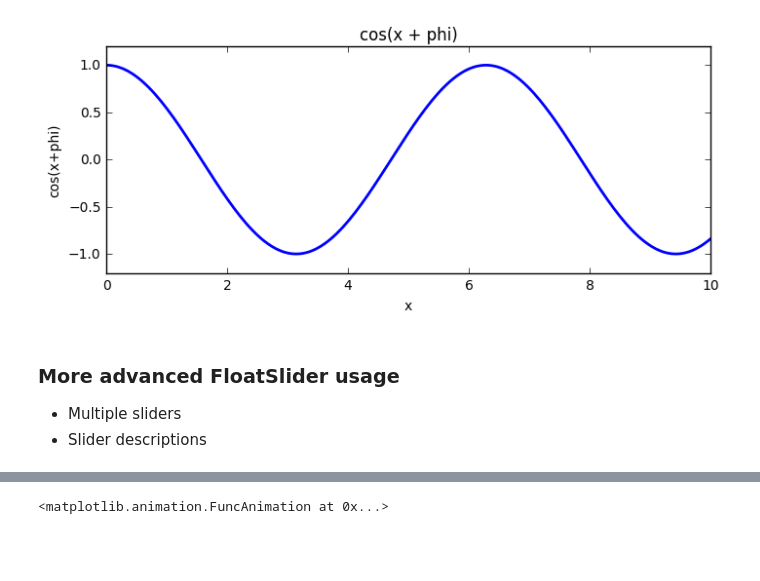
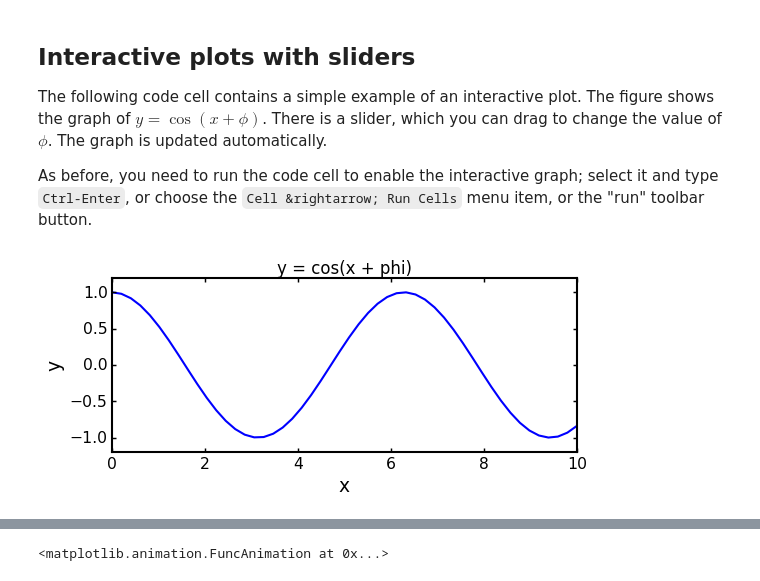
Before and after one commit to seewhydee/ntuphys_nb, a Jupyter notebook: jupyter_tutorial/jupyter_tutorial_02.ipynb, the cells around one changed output, grey strips where cells are left out. Cells and saved outputs as stored; diff of their text form; code cells hidden in the pictures; blank space fills up the shorter version.

```diff
--- a/jupyter_tutorial/jupyter_tutorial_02.ipynb
+++ b/jupyter_tutorial/jupyter_tutorial_02.ipynb
@@ -10,30 +12,35 @@
+# %% [markdown]
+## Interactive plots with sliders
+
+The following code cell contains a simple example of an interactive plot.  The figure shows the graph of $y = \cos(x + \phi)$.  There is a slider, which you can drag to change the value of $\phi$.  The graph is updated automatically.
+
+As before, you need to run the code cell to enable the interactive graph; select it and type `Ctrl-Enter`, or choose the `Cell &rightarrow; Run Cells` menu item, or the "run" toolbar button.
 # %%
 %matplotlib inline
+from scipy import *
+import matplotlib.pyplot as plt
 from ipywidgets import interact, FloatSlider
-from numpy import linspace, cos
-import matplotlib.pyplot as plt
 
+## Definition of the plot_cos function, our "callback function".
 def plot_cos(phi):
     ## Plot parameters
-    xmin, xmax, nx = 0.0, 10.0, 200
+    xmin, xmax, nx = 0.0, 10.0, 50
     ymin, ymax     = -1.2, 1.2
 
+    ## Plot the figure
     x = linspace(xmin, xmax, nx)
     y = cos(x + phi)
     plt.figure(figsize=(8,3))
     plt.plot(x, y, linewidth=2)
-    plt.title("cos(x + phi)")
+
+    ## Set up the figure axes, etc.
+    plt.title("y = cos(x + phi)")
     plt.xlim(xmin, xmax)
     plt.ylim(ymin, ymax)
     plt.xlabel('x')
-    plt.ylabel('cos(x+phi)')
+    plt.ylabel('y')
 
-interact(plot_cos,
-         phi=FloatSlider(min=-3.2, max=3.2, step=0.1, value=0.0));
+## Generate our user interface.
+interact(plot_cos, phi=FloatSlider(min=-3.2, max=3.2, step=0.2, value=0.0));
 # %% [output]
-[figure, old version]
+[figure, new version]
-# %% [markdown]
-### More advanced FloatSlider usage<a name="advanced_floatslider"></a>
-
-* Multiple sliders
-* Slider descriptions
```
Also changed, not shown: parts of 21 cells of this notebook, 1 other file.
